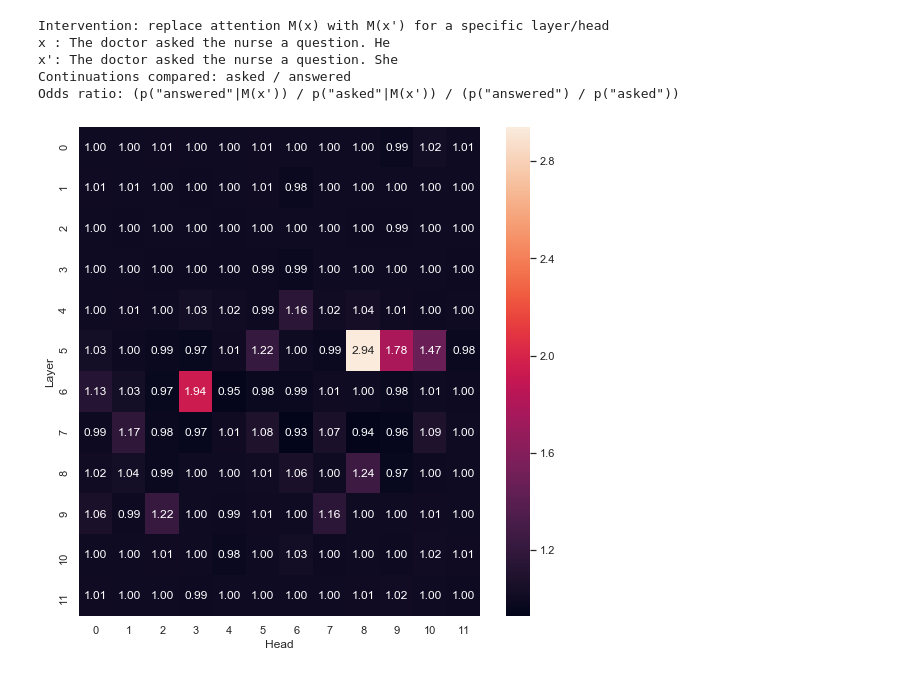
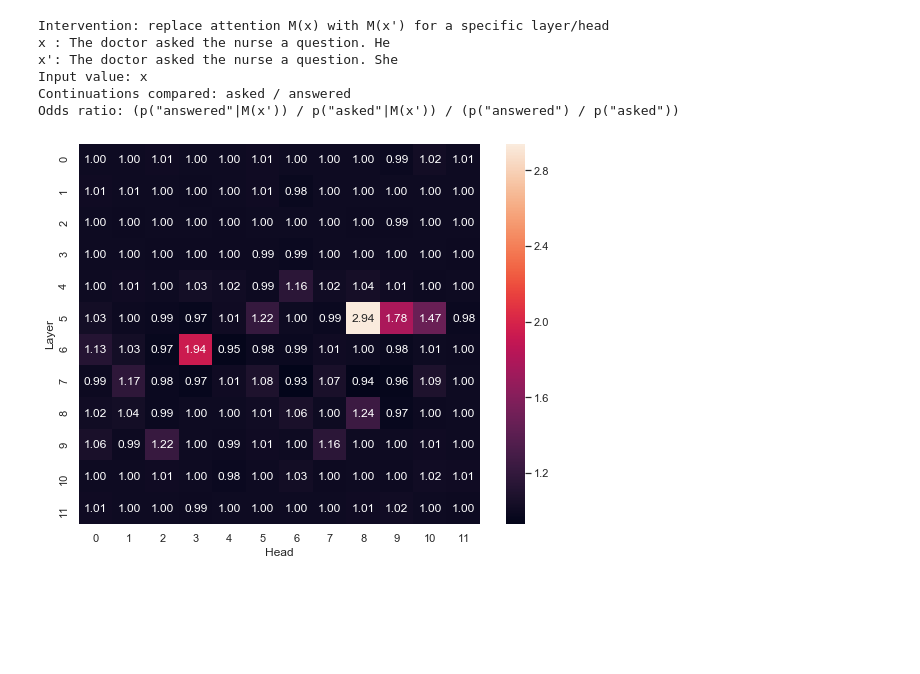
Before and after one commit to mattf1n/lm-intervention, a Jupyter notebook: lm_attn_intervention.ipynb, the cells around one changed output. Saved outputs shown, nothing was run; the diff lists cells and outputs as text; code cells hidden in the pictures; blank space fills up the shorter version.

```diff
--- a/lm_attn_intervention.ipynb
+++ b/lm_attn_intervention.ipynb
@@ -18,31 +18,33 @@ candidate1_base_prob, candidate2_base_prob, candidate1_probs, candidate2_probs =
 # %%
 candidate1 = intervention.candidates[0][1:]
 candidate2 = intervention.candidates[1][1:]
 
 odds_base = candidate2_base_prob / candidate1_base_prob
 odds_intervention = candidate2_probs / candidate1_probs
 odds_ratio = odds_intervention / odds_base
 
 
 print("Intervention: replace attention M(x) with M(x') for a specific layer/head")
 print(f"x : {intervention.base_strings[0]}")
 print(f"x': {intervention.base_strings[1]}")
+print("Input value: x")
 print(f"Continuations compared: {candidate1} / {candidate2}")
 print(f'Odds ratio: (p("{candidate2}"|M(x\')) / p("{candidate1}"|M(x\')) / (p("{candidate2}") / p("{candidate1}"))')
 
 visualize = True
 if visualize:
-    plt.figure(figsize=(9,9))
+    plt.figure(figsize=(9,7))
     ax = sns.heatmap(odds_ratio, annot=True, annot_kws={"size": 12}, fmt=".2f")
     # ax.set_title("Attention Intervention Odds Ratio")
     ax.set(xlabel='Head', ylabel='Layer')
 else:
     torch.set_printoptions(precision=1, sci_mode=False)
     print(odds_ratio)
 # %% [output]
 Intervention: replace attention M(x) with M(x') for a specific layer/head
 x : The doctor asked the nurse a question. He
 x': The doctor asked the nurse a question. She
+Input value: x
 Continuations compared: asked / answered
 Odds ratio: (p("answered"|M(x')) / p("asked"|M(x')) / (p("answered") / p("asked"))
-[figure, old version]
+[figure, new version]
```
